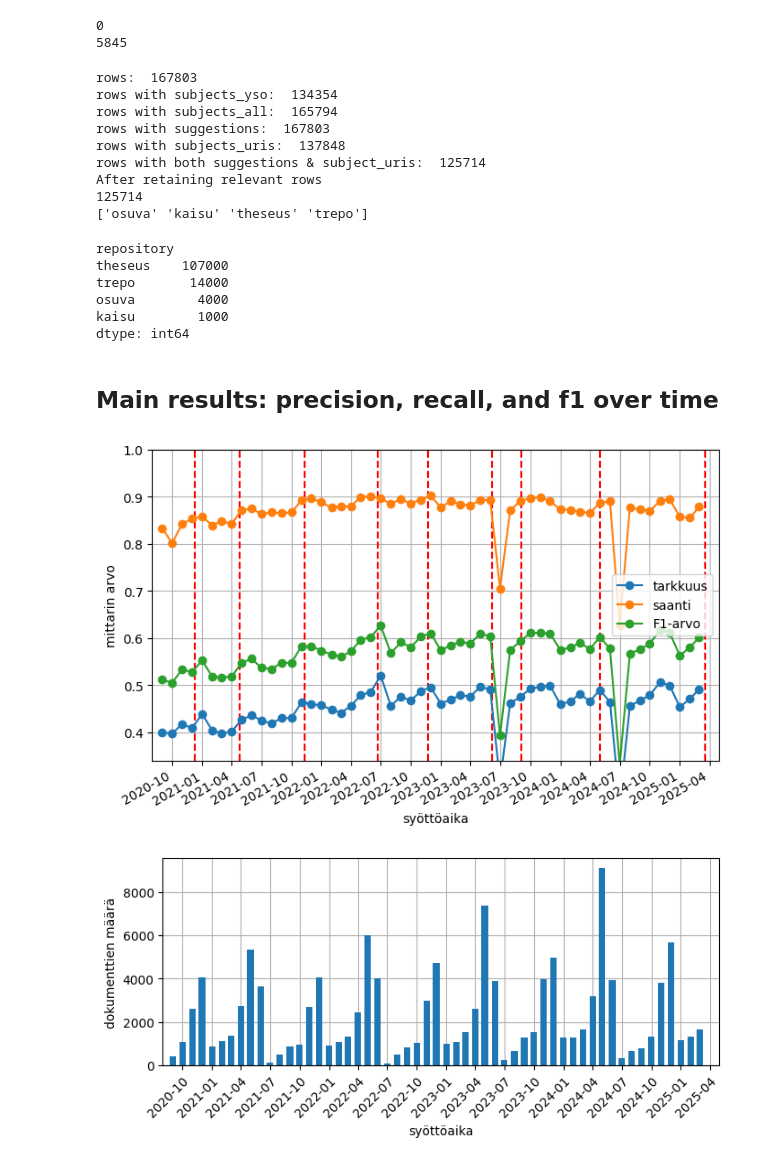
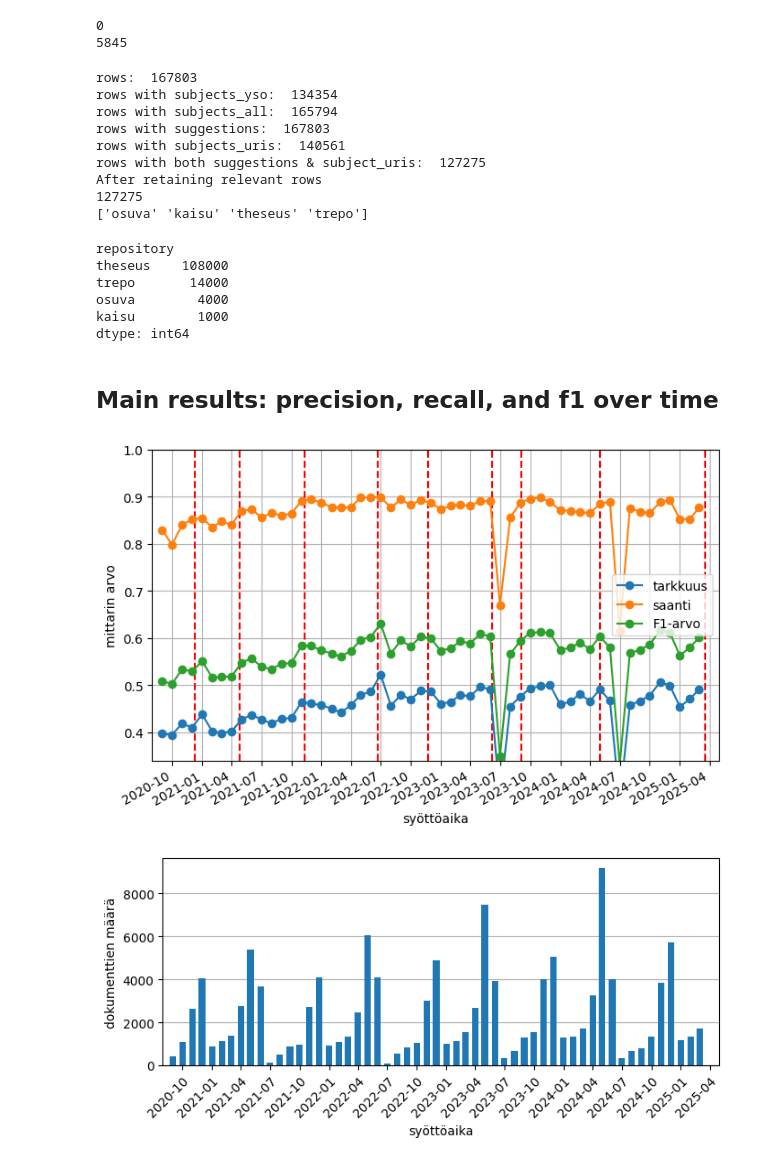
Before and after one commit to NatLibFi/FintoAI-data-YSO, a Jupyter notebook: repository-metrics-analysis/analyse-all-repos.ipynb, the cells around one changed output. Saved outputs shown, nothing was run; the diff lists cells and outputs as text; code cells hidden in the pictures.

```diff
--- a/repository-metrics-analysis/analyse-all-repos.ipynb
+++ b/repository-metrics-analysis/analyse-all-repos.ipynb
@@ -105,22 +105,27 @@ def label_to_yso_uris(label, voc, lang, complain=COMPLAIN):
     return []
 
 
-def add_subjects_uris(df, lang, source_col):
-    df["subjects_uris"] = df[source_col].apply(lambda x: [label_to_yso_uris(label, yso, lang, COMPLAIN) for label in x])
-    df["subjects_uris"] = df["subjects_uris"].apply(lambda x: [str(item) for sublist in x for item in sublist])
+# def add_subjects_uris(df, lang, source_col):
+#     df["subjects_uris"] = df[source_col].apply(lambda x: [label_to_yso_uris(label, yso, lang, COMPLAIN) for label in x])
+#     df["subjects_uris"] = df["subjects_uris"].apply(lambda x: [str(item) for sublist in x for item in sublist])
+#     return df
+
+def add_subjects_uris(df, source_col):
+    df["subjects_uris"] = df[source_col].apply(lambda x: [label_to_yso_uris(label, yso, 'sv', COMPLAIN) + label_to_yso_uris(label, yso, 'en', COMPLAIN) + label_to_yso_uris(label, yso, 'fi', COMPLAIN) for label in x])
+    df["subjects_uris"] = df["subjects_uris"].apply(lambda x: list({str(item) for sublist in x for item in sublist}))
     return df
 
 
 def calc_scores(df):
     # calculate precision, recall, f1
-    df["precision"] = df.apply(lambda x: len(set(x.subjects_uris) & set(x.suggestions)) / len(x.suggestions) if len(x.suggestions) > 0 else pd.np.nan, axis=1)
-    df["recall"] = df.apply(lambda x: len(set(x.subjects_uris) & set(x.suggestions)) / len(x.subjects_uris) if len(x.subjects_uris) > 0 else pd.np.nan, axis=1)
+    df["precision"] = df.apply(lambda x: len(set(x.subjects_uris) & set(x.suggestions)) / len(x.suggestions) if len(x.suggestions) > 0 else pd.NA, axis=1)
+    df["recall"] = df.apply(lambda x: len(set(x.subjects_uris) & set(x.suggestions)) / len(x.subjects_uris) if len(x.subjects_uris) > 0 else pd.NA, axis=1)
     df["f1 score"] = df.apply(lambda x: 2 * x.precision * x.recall / (x.precision + x.recall) if (x.precision + x.recall) != 0 else 0, axis=1)
     df['f1 score'] = pd.to_numeric(df['f1 score'])
 
 
 def plot_scores(df, ax=None):
-    calc_scores(df)
+    # calc_scores(df)
 
     # mark annif_updates in the plot
     for upd in annif_updates:
@@ -306,9 +305,5 @@ dtype: int64
 # %%
 # Simply get uris from YSO by label
-df_with_uris = pd.concat([
-    add_subjects_uris(df[df.language == 'en'], 'en', source_col='subjects_all'),
-    add_subjects_uris(df[df.language == 'sv'], 'sv', source_col='subjects_all'),
-    add_subjects_uris(df[df.language == 'fi'], 'fi', source_col='subjects_all')
-])
+df_with_uris = add_subjects_uris(df, source_col='subjects_all')
 len(df_with_uris)
 # %% [output]
@@ -345,20 +323,19 @@ print("After retaining relevant rows")
 print(len(df_relevant))
 print(df_relevant.repository.unique())
 
-
 df_relevant.groupby("repository").size().sort_values(ascending=False).round(-3)
 # %% [output]
 rows:  167803
 rows with subjects_yso:  134354
 rows with subjects_all:  165794
 rows with suggestions:  167803
-rows with subjects_uris:  137848
-rows with both suggestions & subject_uris:  125714
+rows with subjects_uris:  140561
+rows with both suggestions & subject_uris:  127275
 After retaining relevant rows
-125714
+127275
 ['osuva' 'kaisu' 'theseus' 'trepo']
 repository
-theseus    107000
+theseus    108000
 trepo       14000
 osuva        4000
 kaisu        1000
@@ -378,32 +361,33 @@ plt.ylim(0.34, 1)
 # hide legend labels of vertical lines and change other labels to finnish
 # 1. get the plot's handles and labels:
 h, l = plt.gca().get_legend_handles_labels()
 # 2. slice off the first items in the list:
 plt.gca().legend(
     handles=[hi for hi in h[-3:]],
     labels=["tarkkuus", "saanti", "F1-arvo"],
     loc='center right')
 # set x ticks to every 3 months starting from 2020-10, ticks to start of month
 plt.gca().set_xticks(pd.date_range("2020-10-01", max_date, freq="3MS"))
 plt.gca().set_xlim(xlims)
 # format x ticks to month-year
 plt.gca().xaxis.set_major_formatter(matplotlib.dates.DateFormatter("%Y-%m"))
 plt.savefig('kuva-1.svg', format='svg', bbox_inches='tight')
 
 plt.figure(figsize=(8, 3))
 plot_counts(df_relevant)
 plt.xlabel("syöttöaika")
 plt.ylabel("dokumenttien määrä")
 plt.yticks([0, 2000, 4000, 6000, 8000])
 # set x ticks to every 3 months starting from 2020-10, ticks to start of month
 plt.gca().set_xticks(pd.date_range("2020-10-01", max_date, freq="3MS"))
 plt.gca().set_xlim(xlims)
 # format x ticks to month-year
 plt.gca().xaxis.set_major_formatter(matplotlib.dates.DateFormatter("%Y-%m"))
 # rotate x tick labels
 _ = plt.setp(plt.gca().get_xticklabels(), rotation=45, ha="right", rotation_mode="anchor")
+plt.grid(axis='x')
 plt.gca().set_axisbelow(True)
 plt.savefig('kuva-2.svg', format='svg', bbox_inches='tight')
 # %% [output]
-[figure, old version]
+[figure, new version]
-[figure, old version]
+[figure, new version]
```
Also changed, not shown: parts of 25 cells of this notebook.
